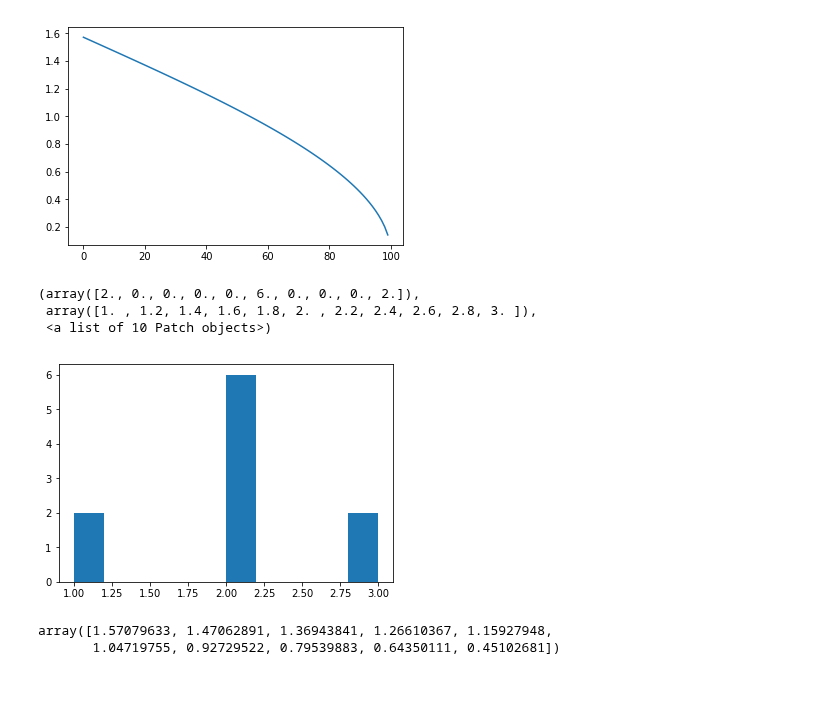
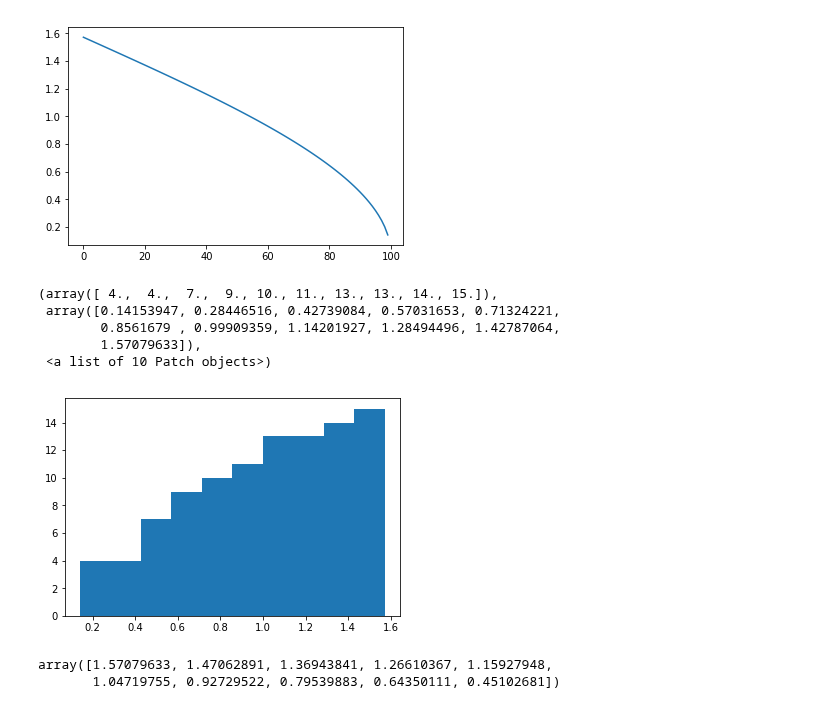
Before and after one commit to MarcSchneider71/dsc-1-09-13-normal-gaussian-distributions-lab-nyc-ds-career-012819, a Jupyter notebook: index.ipynb, the cells around one changed output. Cells and saved outputs as stored; diff of their text form; code cells hidden in the pictures.

```diff
--- a/index.ipynb
+++ b/index.ipynb
@@ -122,13 +122,15 @@ plt.plot(np.arccos(np.arange(0,1,.01)))
 # %% [output]
 [<matplotlib.lines.Line2D at 0x...>]
 [figure]
-# %%
-plt.hist([1,2,3,2,1,2,3,2,2,2,])
-# %% [output]
-(array([2., 0., 0., 0., 0., 6., 0., 0., 0., 2.]),
- array([1. , 1.2, 1.4, 1.6, 1.8, 2. , 2.2, 2.4, 2.6, 2.8, 3. ]),
- <a list of 10 Patch objects>)
-[figure, removed]
+# %%
+plt.hist(np.arccos(np.arange(0,1,.01)))
+# %% [output]
+(array([ 4.,  4.,  7.,  9., 10., 11., 13., 13., 14., 15.]),
+ array([0.14153947, 0.28446516, 0.42739084, 0.57031653, 0.71324221,
+        0.8561679 , 0.99909359, 1.14201927, 1.28494496, 1.42787064,
+        1.57079633]),
+ <a list of 10 Patch objects>)
+[figure, added]
 # %%
 np.arccos(np.arange(0,1,.1))
 # %% [output]
```
